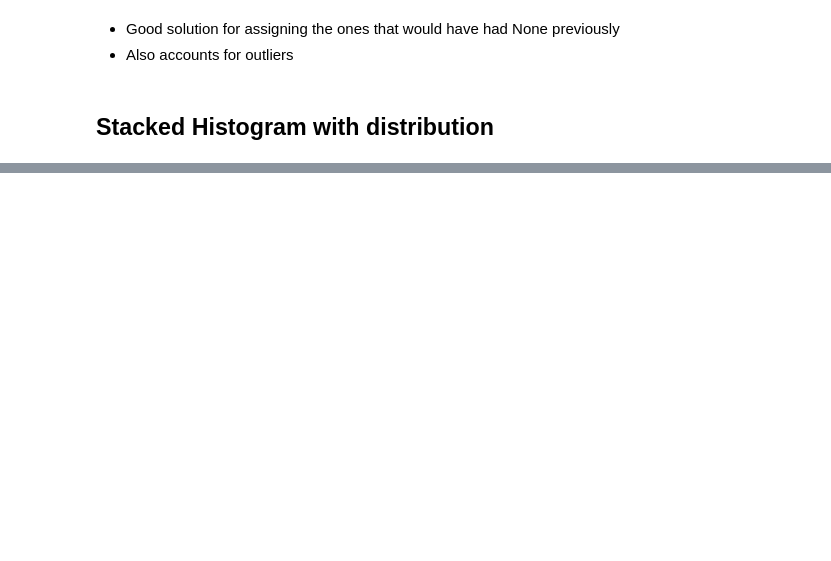
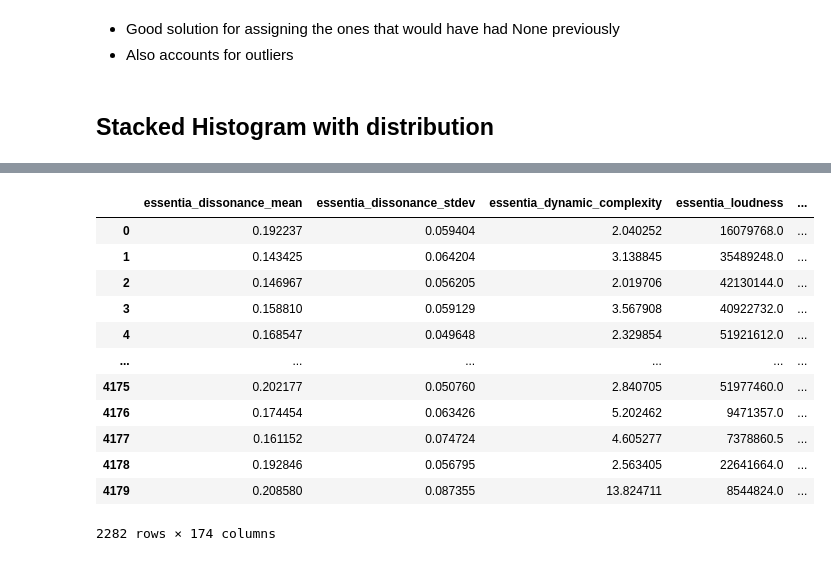
Before and after one commit to The-Deadly-Hyenas/Data-Exploration, a Jupyter notebook: data_exploration_patrick.ipynb, the cells around one changed output, grey strips where cells are left out. Drawn from its saved outputs; the diff is of its cells as text; code cells hidden in the pictures; blank space fills up the shorter version.

```diff
--- a/data_exploration_patrick.ipynb
+++ b/data_exploration_patrick.ipynb
@@ -293,0 +297,4 @@ fig.show()
+# %%
+df_features = pd.read_pickle("dataset/task_2_features_1d8b658c21ddc127_e330cbf_pandas.pkl")
+df_only_feat = df_features.loc[:, "essentia_dissonance_mean":"mirtoolbox_roughness_pct_90"]
+print(df_only_feat)
@@ -293,0 +319,25 @@ fig.show()
+# %%
+from sklearn.preprocessing import OneHotEncoder
+
+#creating instance of one-hot-encoder
+encoder = OneHotEncoder(handle_unknown='ignore')
+
+#perform one-hot encoding on 'team' column
+encoder_df = pd.DataFrame(encoder.fit_transform(annot_df[['class']]).toarray(), columns=['None', 'angry', 'happy', 'relaxed', 'sad'])
+
+final_df = df_only_feat.join(encoder_df)
+final_df
+# %% [output]
+|  | essentia_dissonance_mean | essentia_dissonance_stdev | essentia_dynamic_complexity | essentia_loudness | ... |
+| 0 | 0.192237 | 0.059404 | 2.040252 | 16079768.0 | ... |
+| 1 | 0.143425 | 0.064204 | 3.138845 | 35489248.0 | ... |
+| 2 | 0.146967 | 0.056205 | 2.019706 | 42130144.0 | ... |
+| 3 | 0.158810 | 0.059129 | 3.567908 | 40922732.0 | ... |
+| 4 | 0.168547 | 0.049648 | 2.329854 | 51921612.0 | ... |
+| ... | ... | ... | ... | ... | ... |
+| 4175 | 0.202177 | 0.050760 | 2.840705 | 51977460.0 | ... |
+| 4176 | 0.174454 | 0.063426 | 5.202462 | 9471357.0 | ... |
+| 4177 | 0.161152 | 0.074724 | 4.605277 | 7378860.5 | ... |
+| 4178 | 0.192846 | 0.056795 | 2.563405 | 22641664.0 | ... |
+| 4179 | 0.208580 | 0.087355 | 13.824711 | 8544824.0 | ... |
+2282 rows × 174 columns
```
Also changed, not shown: parts of 4 cells of this notebook, 2 other files.
